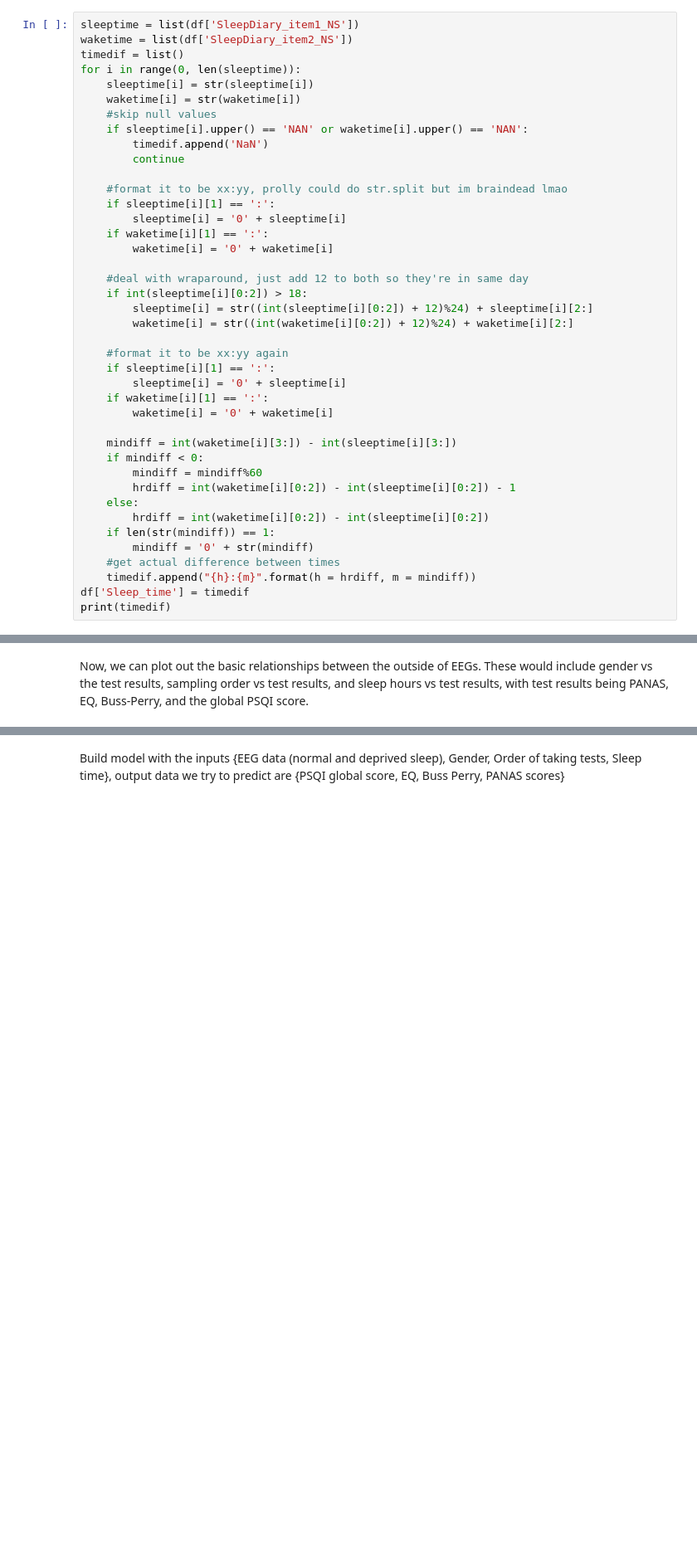
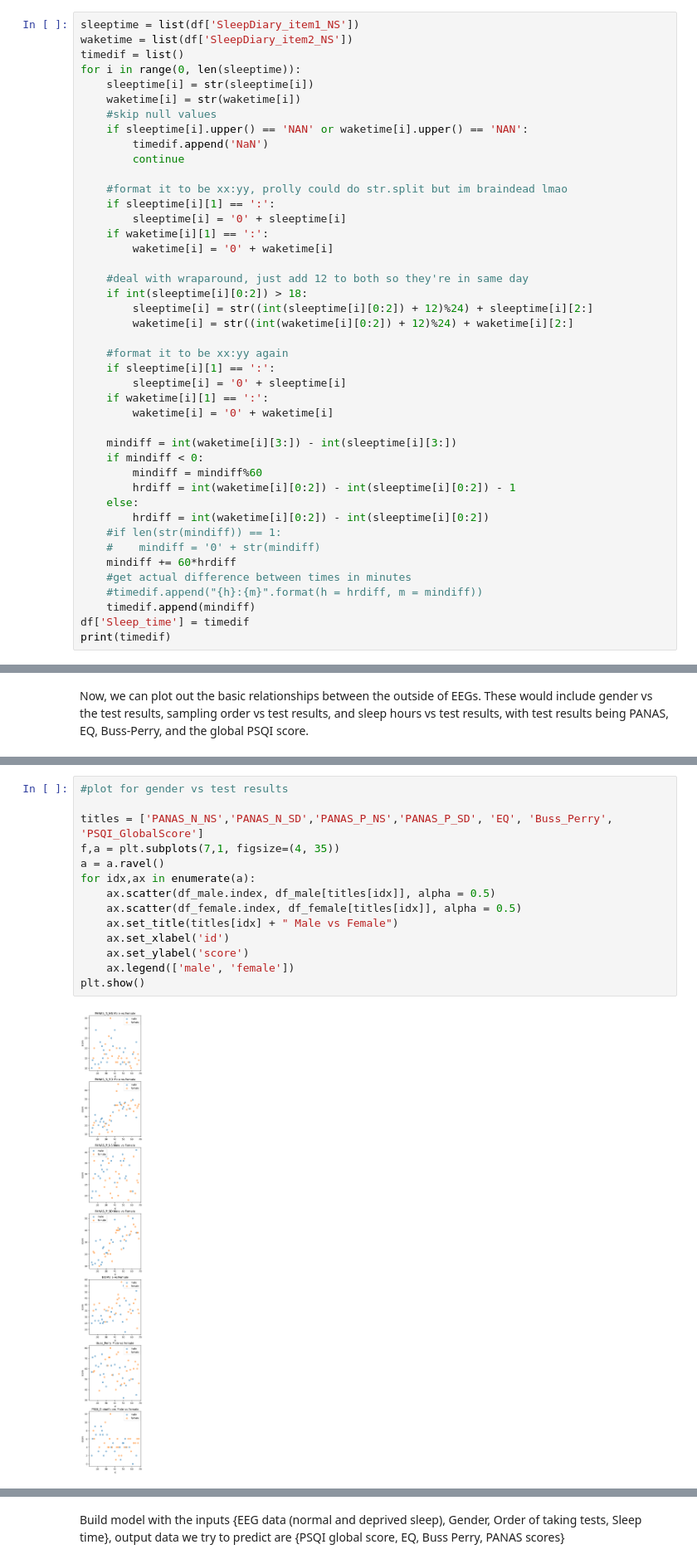
Before and after one commit to yangwestyyy21/sleepdeprivation_COGS138, a Jupyter notebook: sleepdeprivation_COGS138/EDA.ipynb, the cells around one changed output, grey strips where cells are left out. Shown at 83% size. Cells and saved outputs as stored; diff of their text form; blank space fills up the shorter version.

Commit message:
graphs sleeptime change

```diff
--- a/sleepdeprivation_COGS138/EDA.ipynb
+++ b/sleepdeprivation_COGS138/EDA.ipynb
@@ -151,10 +151,12 @@ for i in range(0, len(sleeptime)):
         hrdiff = int(waketime[i][0:2]) - int(sleeptime[i][0:2]) - 1
     else:
         hrdiff = int(waketime[i][0:2]) - int(sleeptime[i][0:2])
-    if len(str(mindiff)) == 1:
-        mindiff = '0' + str(mindiff)
-    #get actual difference between times
-    timedif.append("{h}:{m}".format(h = hrdiff, m = mindiff))
+    #if len(str(mindiff)) == 1:
+    #    mindiff = '0' + str(mindiff)
+    mindiff += 60*hrdiff
+    #get actual difference between times in minutes
+    #timedif.append("{h}:{m}".format(h = hrdiff, m = mindiff))
+    timedif.append(mindiff)
 df['Sleep_time'] = timedif
 print(timedif)
 # %% [output]
@@ -257,0 +252,16 @@ EQ, Buss-Perry, and the global PSQI score.
+# %%
+#plot for gender vs test results
+
+titles = ['PANAS_N_NS','PANAS_N_SD','PANAS_P_NS','PANAS_P_SD', 'EQ', 'Buss_Perry', 'PSQI_GlobalScore']
+f,a = plt.subplots(7,1, figsize=(4, 35))
+a = a.ravel()
+for idx,ax in enumerate(a):
+    ax.scatter(df_male.index, df_male[titles[idx]], alpha = 0.5)
+    ax.scatter(df_female.index, df_female[titles[idx]], alpha = 0.5)
+    ax.set_title(titles[idx] + " Male vs Female")
+    ax.set_xlabel('id')
+    ax.set_ylabel('score')
+    ax.legend(['male', 'female'])
+plt.show()
+# %% [output]
+[figure, added]
```
Also changed, not shown: parts of 8 cells of this notebook, 1 other file.
